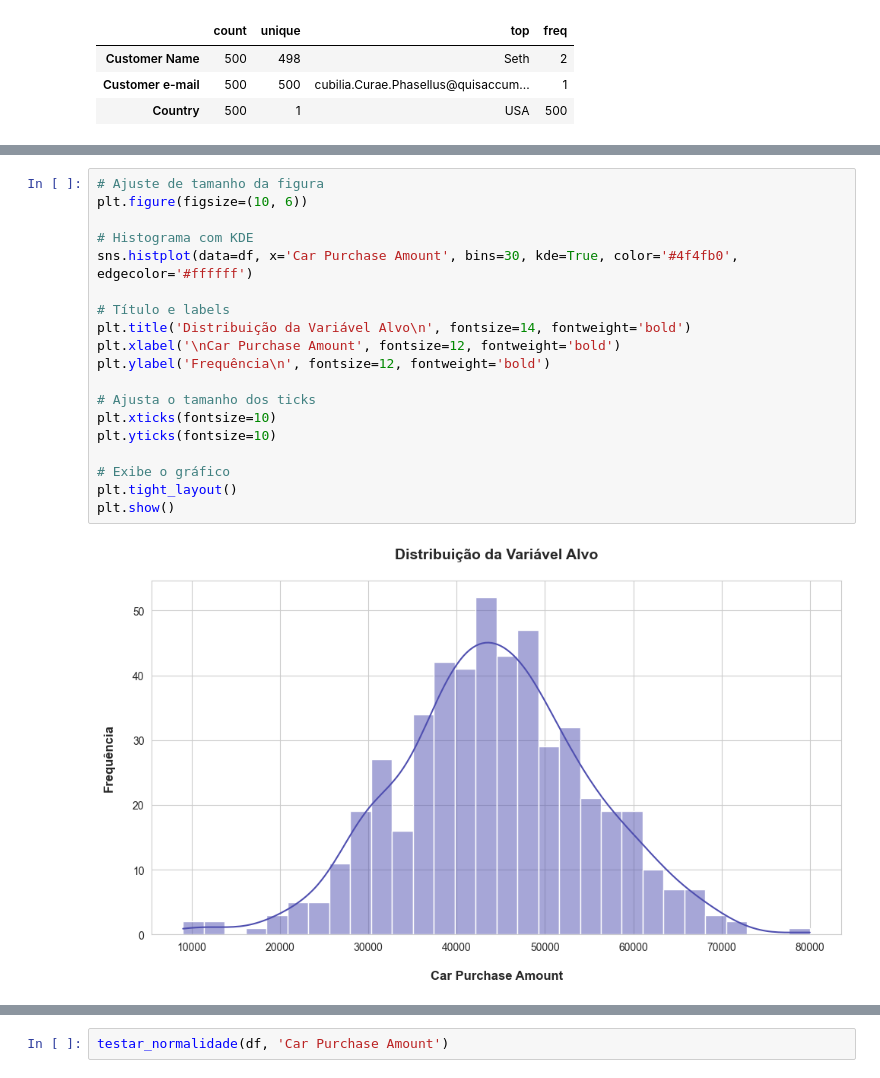
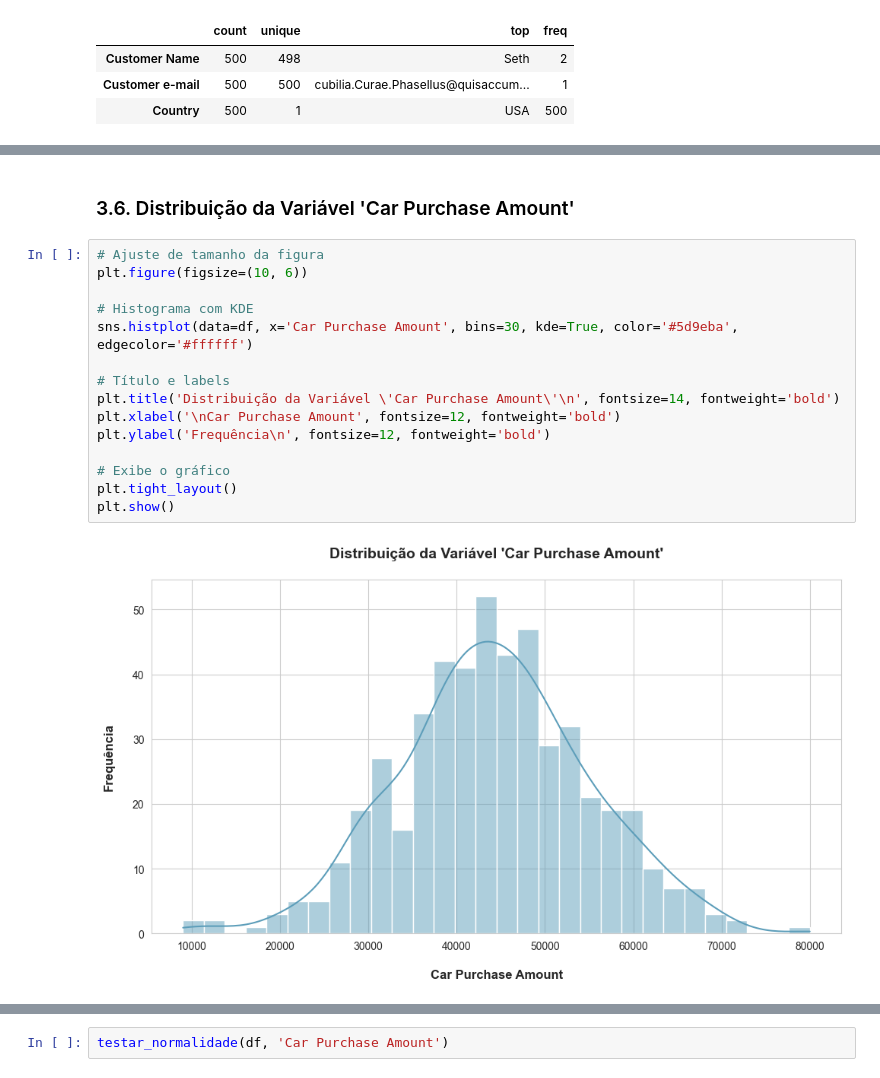
Before and after one commit to emso-exe/Compra_de_carro, a Jupyter notebook: 000_analise_exploratoria.ipynb, the cells around one changed output, grey strips where cells are left out. Cells and saved outputs as stored; diff of their text form.

```diff
--- a/000_analise_exploratoria.ipynb
+++ b/000_analise_exploratoria.ipynb
@@ -181,24 +247,22 @@ else:
+# %% [markdown]
+### 3.6. Distribuição da Variável 'Car Purchase Amount'
 # %%
 # Ajuste de tamanho da figura
 plt.figure(figsize=(10, 6))
 
 # Histograma com KDE
-sns.histplot(data=df, x='Car Purchase Amount', bins=30, kde=True, color='#4f4fb0', edgecolor='#ffffff')
+sns.histplot(data=df, x='Car Purchase Amount', bins=30, kde=True, color='#5d9eba', edgecolor='#ffffff')
 
 # Título e labels
-plt.title('Distribuição da Variável Alvo\n', fontsize=14, fontweight='bold')
+plt.title('Distribuição da Variável \'Car Purchase Amount\'\n', fontsize=14, fontweight='bold')
 plt.xlabel('\nCar Purchase Amount', fontsize=12, fontweight='bold')
 plt.ylabel('Frequência\n', fontsize=12, fontweight='bold')
-
-# Ajusta o tamanho dos ticks
-plt.xticks(fontsize=10)
-plt.yticks(fontsize=10)
 
 # Exibe o gráfico
 plt.tight_layout()
 plt.show()
 # %% [output]
-[figure, old version]
+[figure, new version]
 # %%
 def testar_normalidade(dataframe, coluna):
     '''
```
Also changed, not shown: parts of 15 cells of this notebook.
